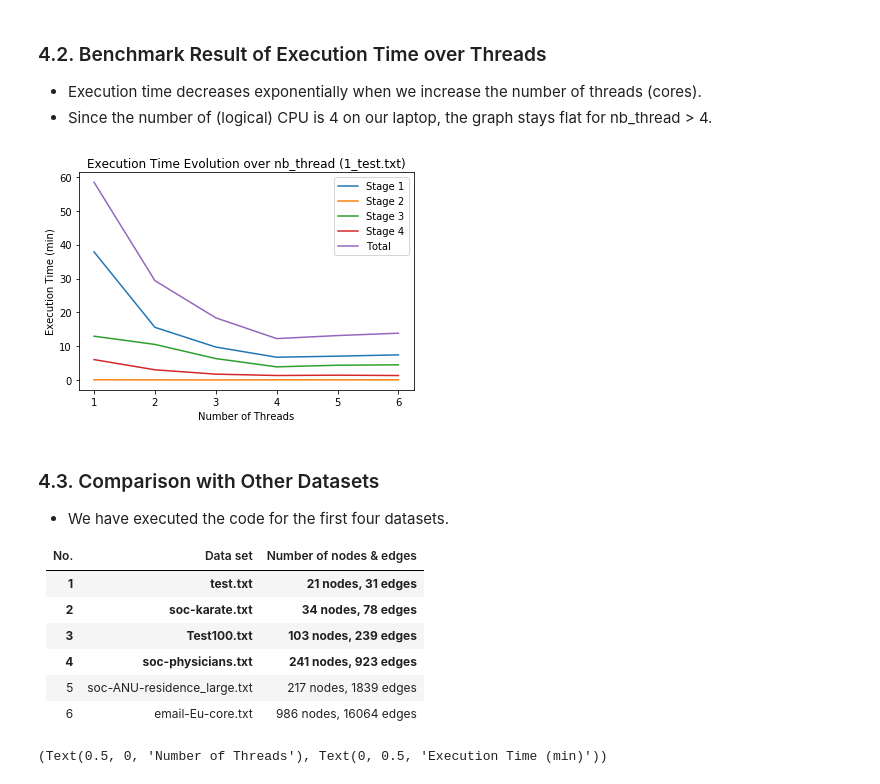
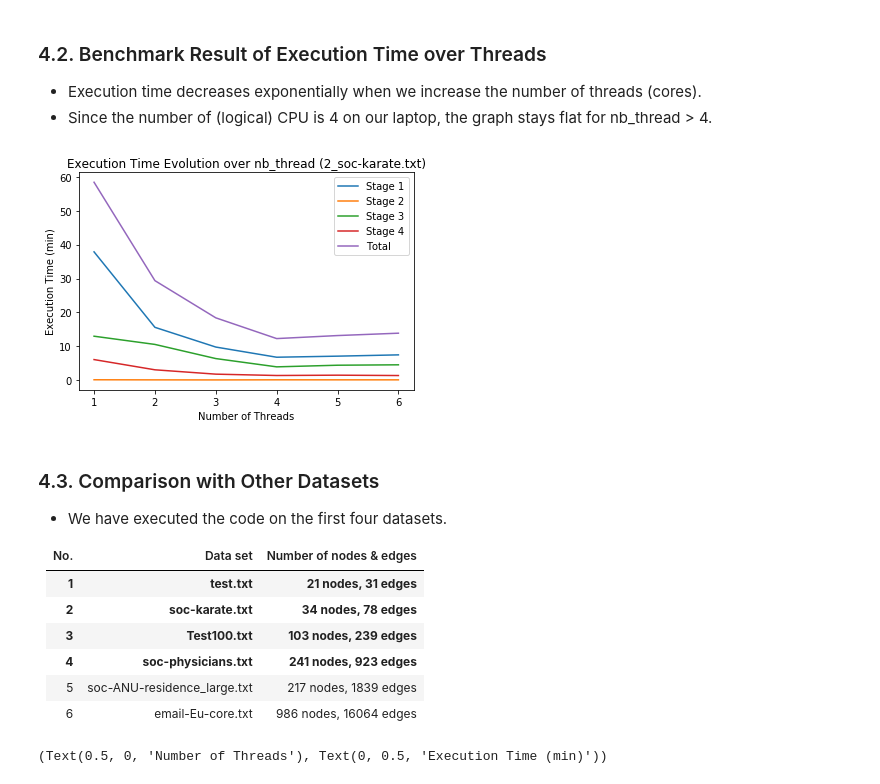
Before and after one commit to Yosuke-Ijiri/ELTDM-Project, a Jupyter notebook: ELTDM_Notebook.ipynb, the cells around one changed output. Drawn from its saved outputs; the diff is of its cells as text; code cells hidden in the pictures.

```diff
--- a/ELTDM_Notebook.ipynb
+++ b/ELTDM_Notebook.ipynb
@@ -882,35 +882,35 @@ plt.savefig('./Data/Figures/Time_over_Rounds' + str(nb_thread) + '.png')
 # %%
 # Sort the dictionary by key (nb_thread)
 time_list_sorted = sorted(stage_time_dict.items(), key=lambda x: x[0], reverse=False)
 total_time_list_sorted = sorted(total_time_dict.items(), key=lambda x: x[0], reverse=False)
 
 x, y1, y2, y3, y4, y = [], [], [], [], [], []
 
 for i in range(len(time_list_sorted)):
     x.append(str(time_list_sorted[i][0]))
     y1.append(time_list_sorted[i][1][0])
     y2.append(time_list_sorted[i][1][1])
     y3.append(time_list_sorted[i][1][2])
     y4.append(time_list_sorted[i][1][3])
     y.append(total_time_list_sorted[i][1])
 
 y1_m, y2_m, y3_m, y4_m, y_m = np.array(y1)/60, np.array(y2)/60, np.array(y3)/60, np.array(y4)/60, np.array(y)/60
 
 plt.plot(x, y1_m, label='Stage 1')
 plt.plot(x, y2_m, label='Stage 2')
 plt.plot(x, y3_m, label='Stage 3')
 plt.plot(x, y4_m, label='Stage 4')
 plt.plot(x, y_m, label='Total')
-plt.title('Execution Time Evolution over nb_thread (1_test.txt)')
+plt.title('Execution Time Evolution over nb_thread (2_soc-karate.txt)')
 plt.legend(loc='upper right')
 plt.xlabel("Number of Threads"), plt.ylabel("Execution Time (min)")
 plt.savefig('./Data/Figures/Time_over_Threads.png')
 # %% [output]
-[figure, old version]
+[figure, new version]
 # %% [markdown]
 ### 4.3. Comparison with Other Datasets
 
-- We have executed the code for the first four datasets.
+- We have executed the code on the first four datasets.
 
 | No. | Data set     |  Number of nodes & edges  |
 |--- |-----------| ------------  |
```
Also changed, not shown: parts of 3 cells of this notebook, 1 other file.
